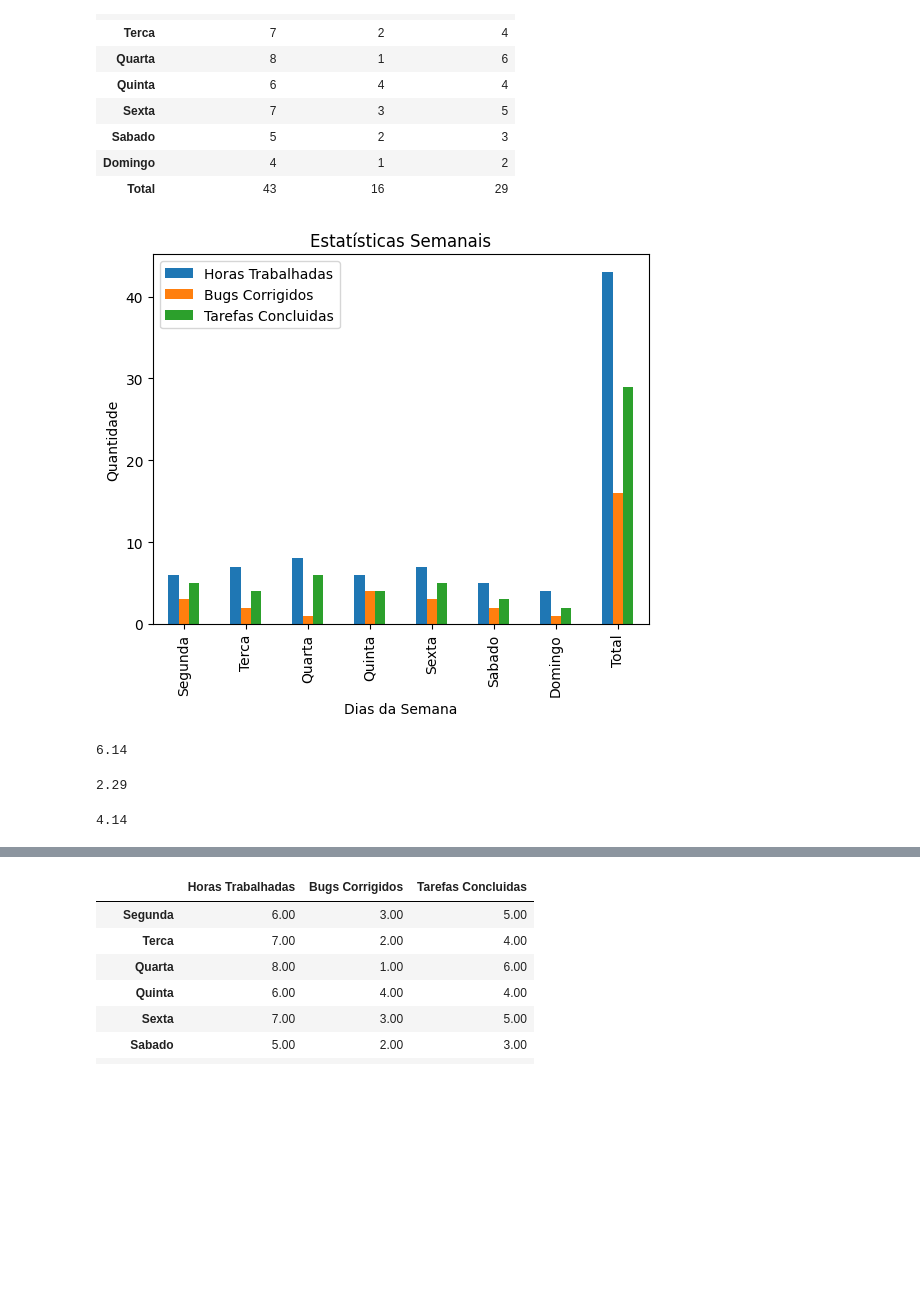
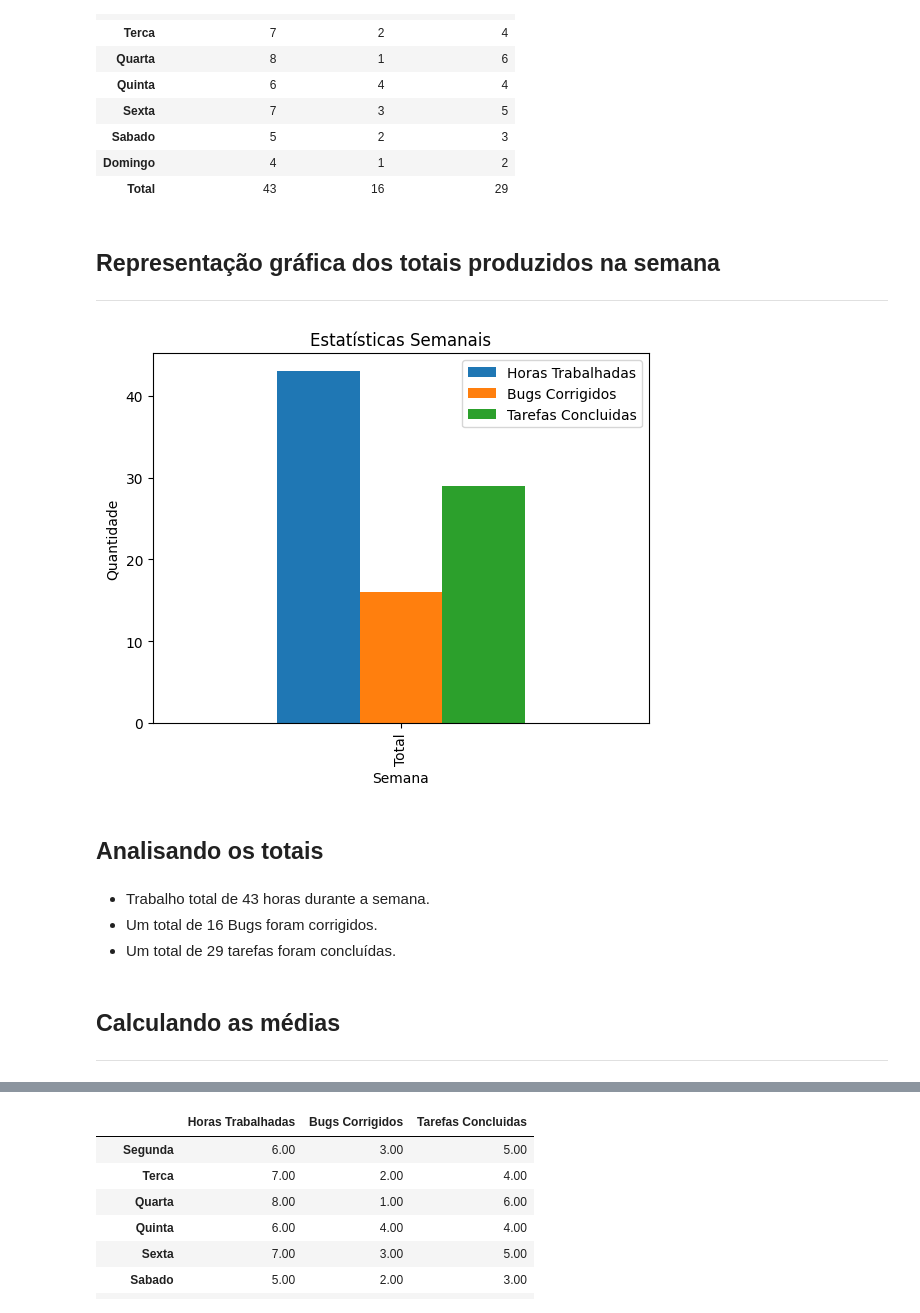
Before and after one commit to danylo-miranda/Relatorio-produtividade-diaria, a Jupyter notebook: Relatorio_produtividade_diaria.ipynb, the cells around one changed output, grey strips where cells are left out. Saved outputs shown, nothing was run; the diff lists cells and outputs as text; code cells hidden in the pictures; blank space fills up the shorter version.

```diff
--- a/Relatorio_produtividade_diaria.ipynb
+++ b/Relatorio_produtividade_diaria.ipynb
@@ -38,0 +77,8 @@ plt.show()
+# %%
+# Calculando os índices de produtividade
+dataframe['Produtividade/Hora'] = (dataframe['Tarefas Concluidas'] + dataframe['Bugs Corrigidos']) / dataframe['Horas Trabalhadas']
+dataframe['Eficiencia na Correcao de Bugs'] = dataframe['Bugs Corrigidos'] / dataframe['Horas Trabalhadas']
+dataframe['Tarefas Concluidas/Hora'] = dataframe['Tarefas Concluidas'] / dataframe['Horas Trabalhadas']
+
+# Exibindo o gráfico de linhas com os índices calculados
+dataframe[['Produtividade/Hora', 'Eficiencia na Correcao de Bugs', 'Tarefas Concluidas/Hora']].plot.line(rot=0)
@@ -65,30 +125,33 @@ ndf
 | Sabado | 5 | 2 | 3 |
 | Domingo | 4 | 1 | 2 |
 | Total | 43 | 16 | 29 |
+# %% [markdown]
+## Representação gráfica dos totais produzidos na semana
+---
 # %%
-ndf.plot(kind='bar')
-plt.xlabel('Dias da Semana')
+nova_linha.plot(kind='bar')
+plt.xlabel('Semana')
 plt.ylabel('Quantidade')
 plt.title('Estatísticas Semanais')
 plt.show()
 # %% [output]
-[figure, old version]
+[figure, new version]
+# %% [markdown]
+## Analisando os totais
+# %% [markdown]
+* Trabalho total de 43 horas durante a semana.
+* Um total de 16 Bugs foram corrigidos.
+* Um total de 29 tarefas foram concluídas.
+# %% [markdown]
+## Calculando as médias
+---
 # %%
 # média diária de horas trabalhadas
-# método .round() utilizado na formatação de quantas casas serão demonstradas após a vírgula - créditos Aron Bernardo
+# método .round() utilizado na formatação de quantas casas serão demonstradas após a vírgula
 media_horas = dataframe['Horas Trabalhadas'].mean()
-media_horas.round(2)
-# %% [output]
-6.14
 # %%
 # média diária de bugs corrigidos
 media_bugs = dataframe['Bugs Corrigidos'].mean()
-media_bugs.round(2)
-# %% [output]
-2.29
 # %%
 # média diária de tarefas concluídas
 media_tarefas = dataframe['Tarefas Concluidas'].mean()
-media_tarefas.round(2)
-# %% [output]
-4.14
```
Also changed, not shown: parts of 29 cells of this notebook.
